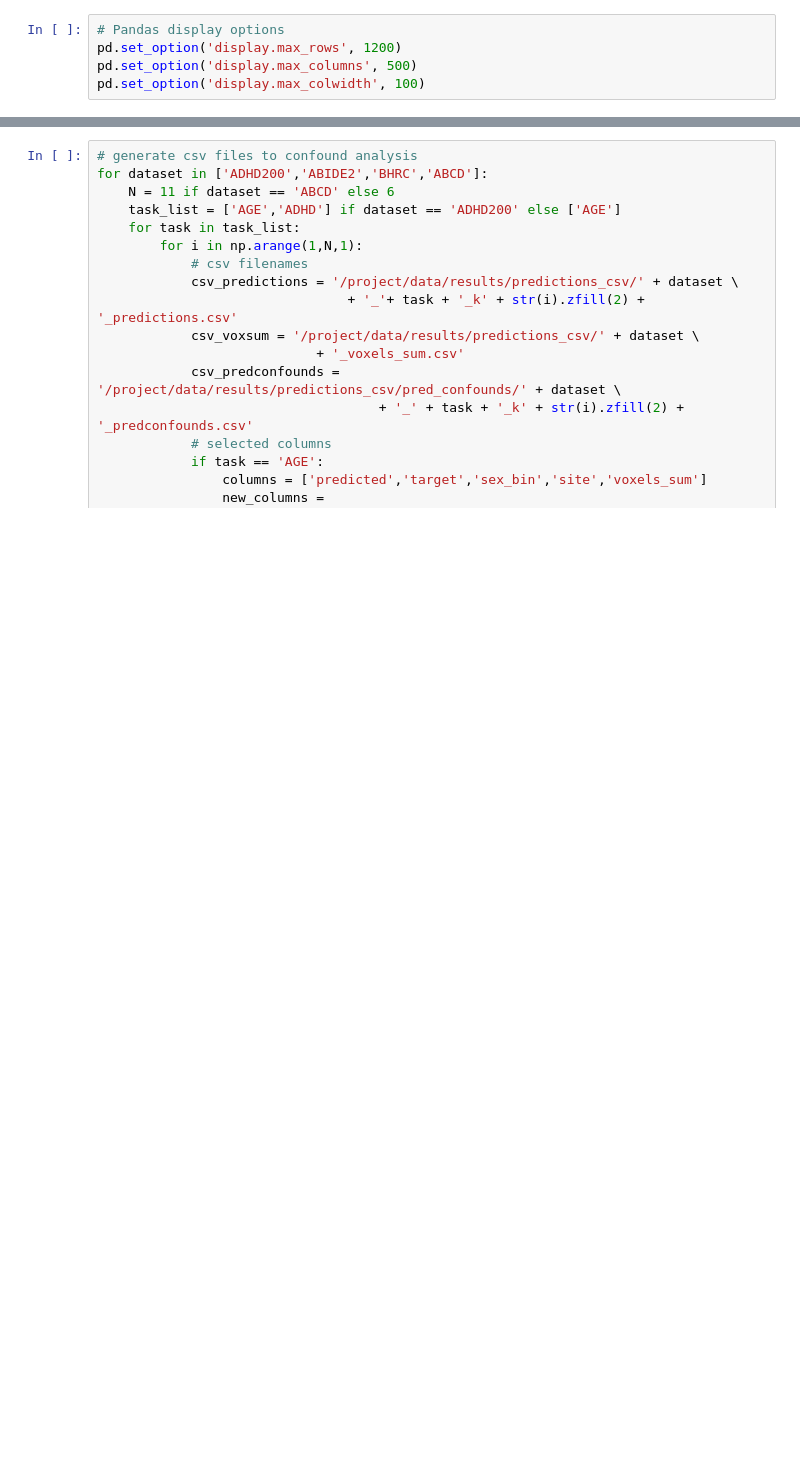
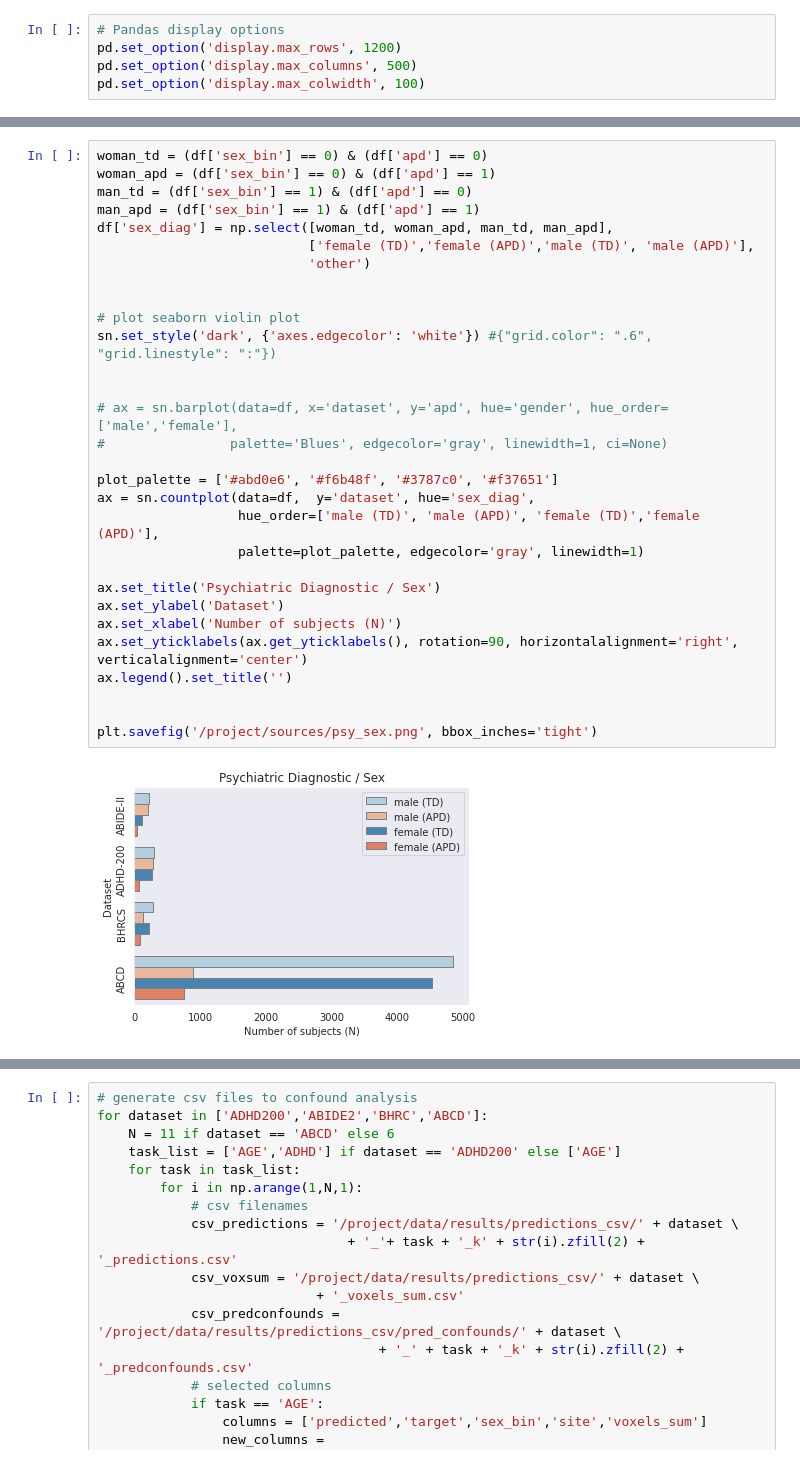
Before and after one commit to SergioLeonardoMendes/3dcnn_smri_generalization, a Jupyter notebook: ipynb/demographic_analysis.ipynb, the cells around one changed output, grey strips where cells are left out. Drawn from its saved outputs; the diff is of its cells as text; blank space fills up the shorter version.

```diff
--- a/ipynb/demographic_analysis.ipynb
+++ b/ipynb/demographic_analysis.ipynb
@@ -102,0 +150,32 @@ plt.savefig('/project/sources/violin_plot.png', bbox_inches='tight')
+# %%
+woman_td = (df['sex_bin'] == 0) & (df['apd'] == 0)
+woman_apd = (df['sex_bin'] == 0) & (df['apd'] == 1)
+man_td = (df['sex_bin'] == 1) & (df['apd'] == 0)
+man_apd = (df['sex_bin'] == 1) & (df['apd'] == 1)
+df['sex_diag'] = np.select([woman_td, woman_apd, man_td, man_apd],
+                           ['female (TD)','female (APD)','male (TD)', 'male (APD)'],
+                           'other')
+
+
+# plot seaborn violin plot
+sn.set_style('dark', {'axes.edgecolor': 'white'}) #{"grid.color": ".6", "grid.linestyle": ":"})
+
+
+# ax = sn.barplot(data=df, x='dataset', y='apd', hue='gender', hue_order=['male','female'],
+#                palette='Blues', edgecolor='gray', linewidth=1, ci=None)
+
+plot_palette = ['#abd0e6', '#f6b48f', '#3787c0', '#f37651']
+ax = sn.countplot(data=df,  y='dataset', hue='sex_diag',
+                  hue_order=['male (TD)', 'male (APD)', 'female (TD)','female (APD)'],
+                  palette=plot_palette, edgecolor='gray', linewidth=1)
+
+ax.set_title('Psychiatric Diagnostic / Sex')
+ax.set_ylabel('Dataset')
+ax.set_xlabel('Number of subjects (N)')
+ax.set_yticklabels(ax.get_yticklabels(), rotation=90, horizontalalignment='right', verticalalignment='center')
+ax.legend().set_title('')
+
+
+plt.savefig('/project/sources/psy_sex.png', bbox_inches='tight')
+# %% [output]
+[figure, added]
```
Also changed, not shown: parts of 6 cells of this notebook.
